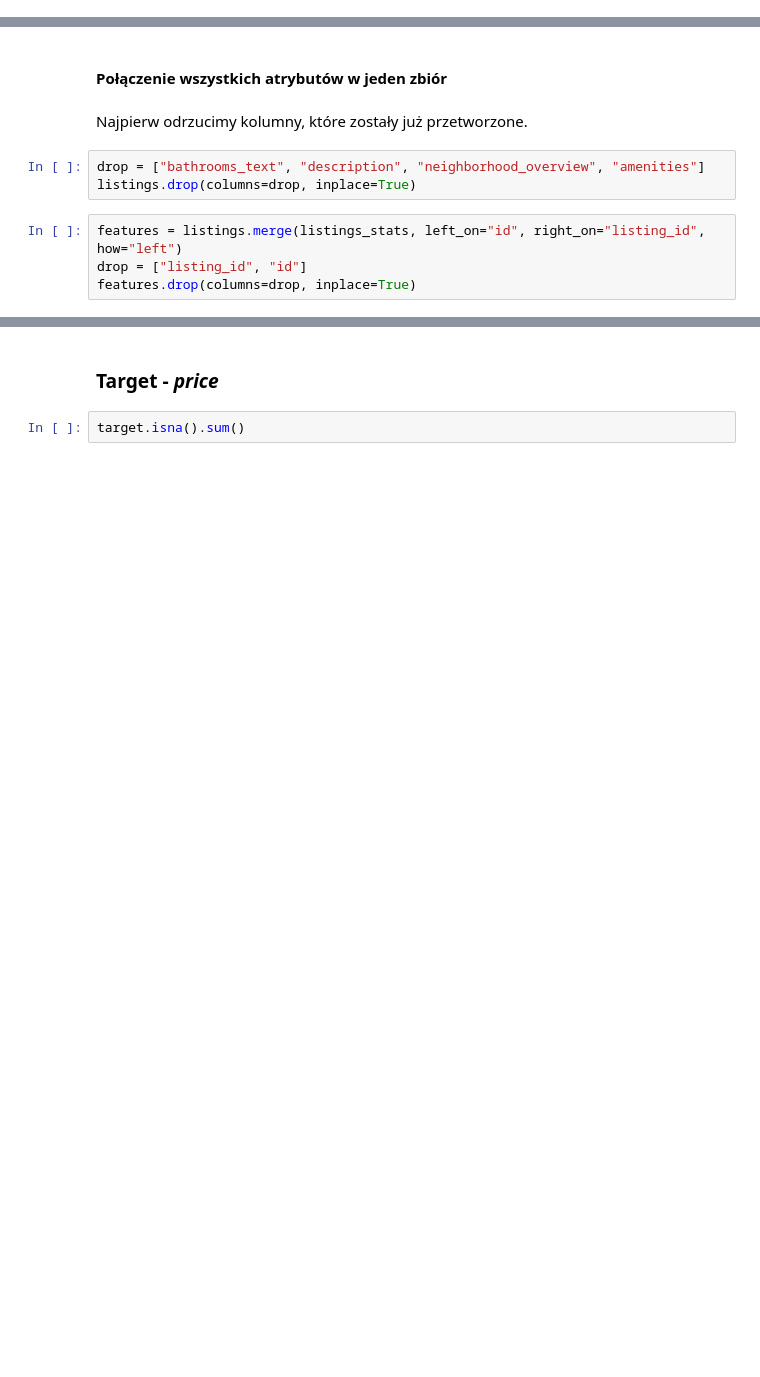
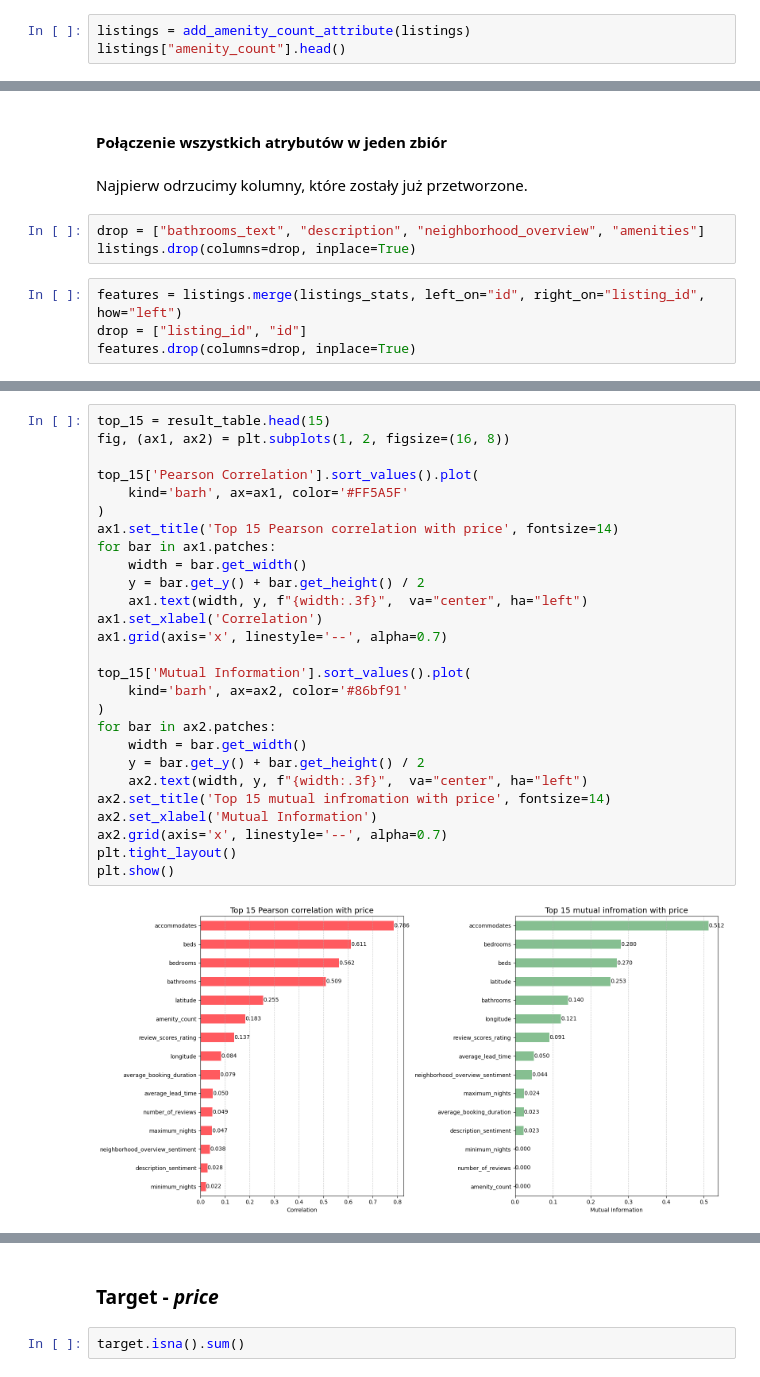
Before and after one commit to susek555/IUM, a Jupyter notebook: notebooks/preprocessing_01.ipynb, the cells around one changed output, grey strips where cells are left out. Drawn from its saved outputs; the diff is of its cells as text; blank space fills up the shorter version.

```diff
--- a/notebooks/preprocessing_01.ipynb
+++ b/notebooks/preprocessing_01.ipynb
@@ -153,0 +317,3 @@ filtered.info()
+# %%
+listings = add_amenity_count_attribute(listings)
+listings["amenity_count"].head()
@@ -331,0 +713,29 @@ plt.show()
+# %%
+top_15 = result_table.head(15)
+fig, (ax1, ax2) = plt.subplots(1, 2, figsize=(16, 8))
+
+top_15['Pearson Correlation'].sort_values().plot(
+    kind='barh', ax=ax1, color='#FF5A5F'
+)
+ax1.set_title('Top 15 Pearson correlation with price', fontsize=14)
+for bar in ax1.patches:
+    width = bar.get_width()
+    y = bar.get_y() + bar.get_height() / 2
+    ax1.text(width, y, f"{width:.3f}",  va="center", ha="left")
+ax1.set_xlabel('Correlation')
+ax1.grid(axis='x', linestyle='--', alpha=0.7)
+
+top_15['Mutual Information'].sort_values().plot(
+    kind='barh', ax=ax2, color='#86bf91'
+)
+for bar in ax2.patches:
+    width = bar.get_width()
+    y = bar.get_y() + bar.get_height() / 2
+    ax2.text(width, y, f"{width:.3f}",  va="center", ha="left")
+ax2.set_title('Top 15 mutual infromation with price', fontsize=14)
+ax2.set_xlabel('Mutual Information')
+ax2.grid(axis='x', linestyle='--', alpha=0.7)
+plt.tight_layout()
+plt.show()
+# %% [output]
+[figure, added]
```
Also changed, not shown: parts of 64 cells of this notebook, 2 other files.
